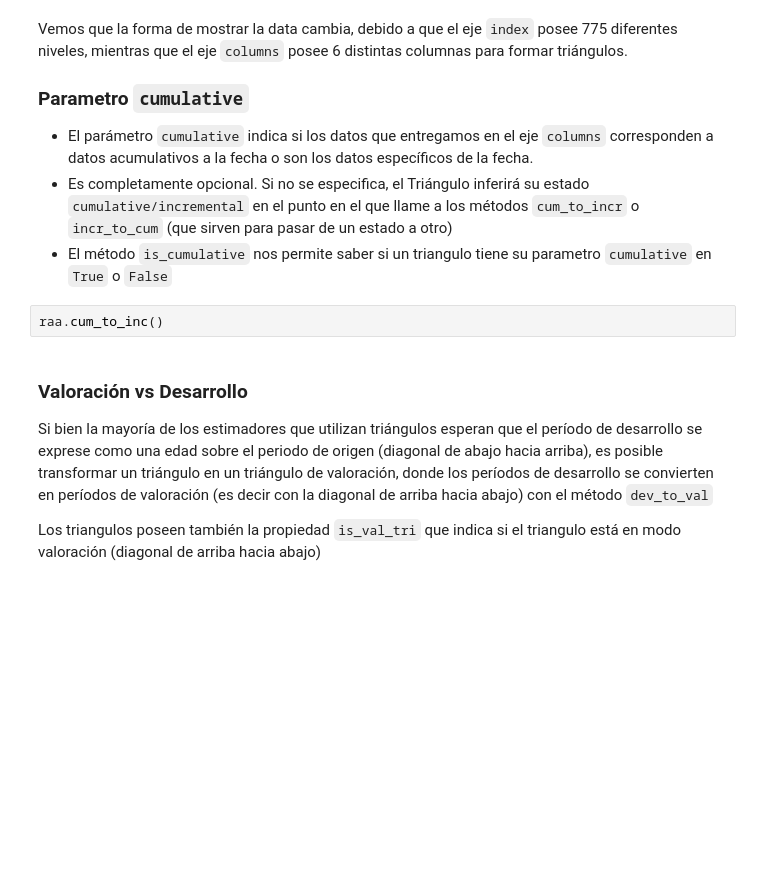
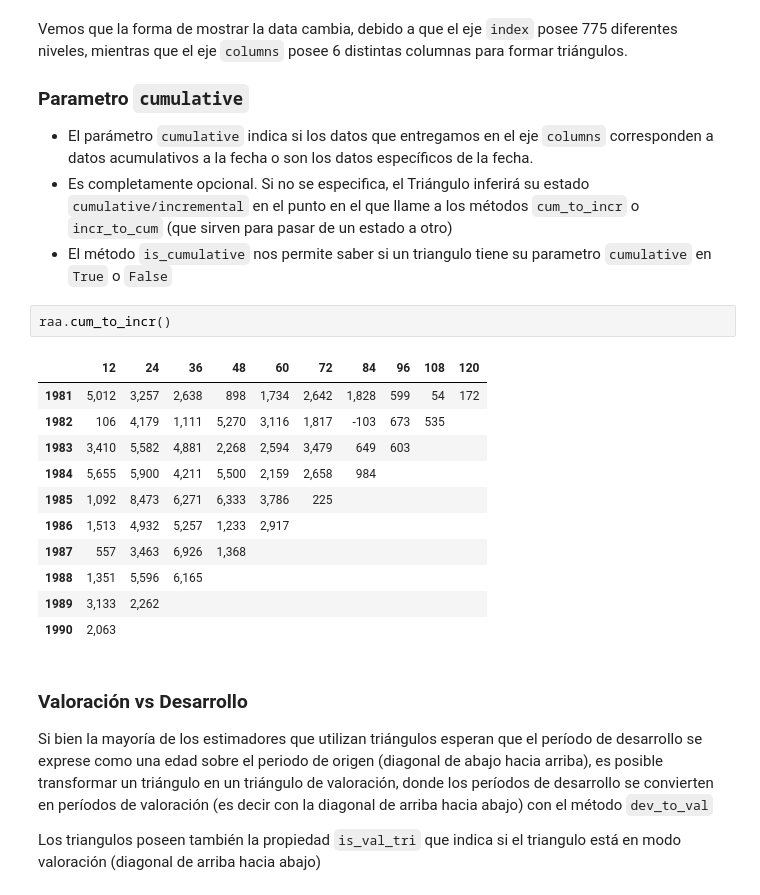
Before and after one commit to bcataldo3/UTSM_Unsupervised_ML, a Jupyter notebook: docs/modulo_4/Clase2.ipynb, the cells around one changed output. Cells and saved outputs as stored; diff of their text form; blank space fills up the shorter version.

```diff
--- a/docs/modulo_4/Clase2.ipynb
+++ b/docs/modulo_4/Clase2.ipynb
@@ -100,7 +133,19 @@ Vemos que la forma de mostrar la data cambia, debido a que el eje ``index`` pose
 + Es completamente opcional. Si no se especifica, el Triángulo inferirá su estado ``cumulative/incremental`` en el punto en el que llame a los métodos ``cum_to_incr`` o ``incr_to_cum`` (que sirven para pasar de un estado a otro)
 + El método `is_cumulative` nos permite saber si un triangulo tiene su parametro `cumulative` en `True` o `False`
 # %%
-raa.cum_to_inc()
+raa.cum_to_incr()
+# %% [output]
+|  | 12 | 24 | 36 | 48 | 60 | 72 | 84 | 96 | 108 | 120 |
+| 1981 | 5,012 | 3,257 | 2,638 | 898 | 1,734 | 2,642 | 1,828 | 599 | 54 | 172 |
+| 1982 | 106 | 4,179 | 1,111 | 5,270 | 3,116 | 1,817 | -103 | 673 | 535 |  |
+| 1983 | 3,410 | 5,582 | 4,881 | 2,268 | 2,594 | 3,479 | 649 | 603 |  |  |
+| 1984 | 5,655 | 5,900 | 4,211 | 5,500 | 2,159 | 2,658 | 984 |  |  |  |
+| 1985 | 1,092 | 8,473 | 6,271 | 6,333 | 3,786 | 225 |  |  |  |  |
+| 1986 | 1,513 | 4,932 | 5,257 | 1,233 | 2,917 |  |  |  |  |  |
+| 1987 | 557 | 3,463 | 6,926 | 1,368 |  |  |  |  |  |  |
+| 1988 | 1,351 | 5,596 | 6,165 |  |  |  |  |  |  |  |
+| 1989 | 3,133 | 2,262 |  |  |  |  |  |  |  |  |
+| 1990 | 2,063 |  |  |  |  |  |  |  |  |  |
 # %% [markdown]
 ### Valoración vs Desarrollo
 Si bien la mayoría de los estimadores que utilizan triángulos esperan que el período de desarrollo se exprese como una edad sobre el periodo de origen (diagonal de abajo hacia arriba), es posible transformar un triángulo en un triángulo de valoración, donde los períodos de desarrollo se convierten en períodos de valoración (es decir con la diagonal de arriba hacia abajo) con el método `dev_to_val`
```
Also changed, not shown: parts of 3 cells of this notebook.
